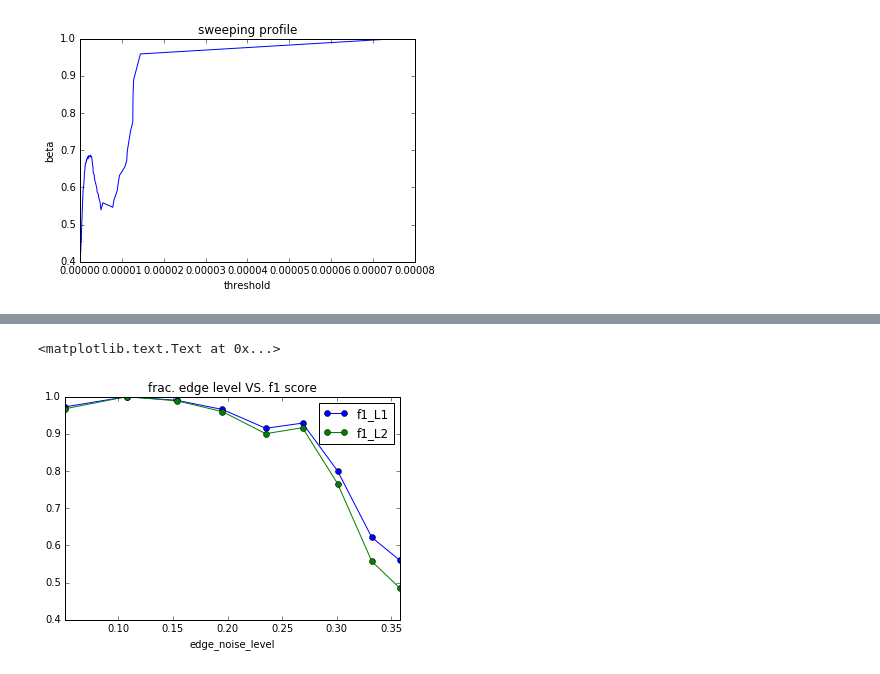
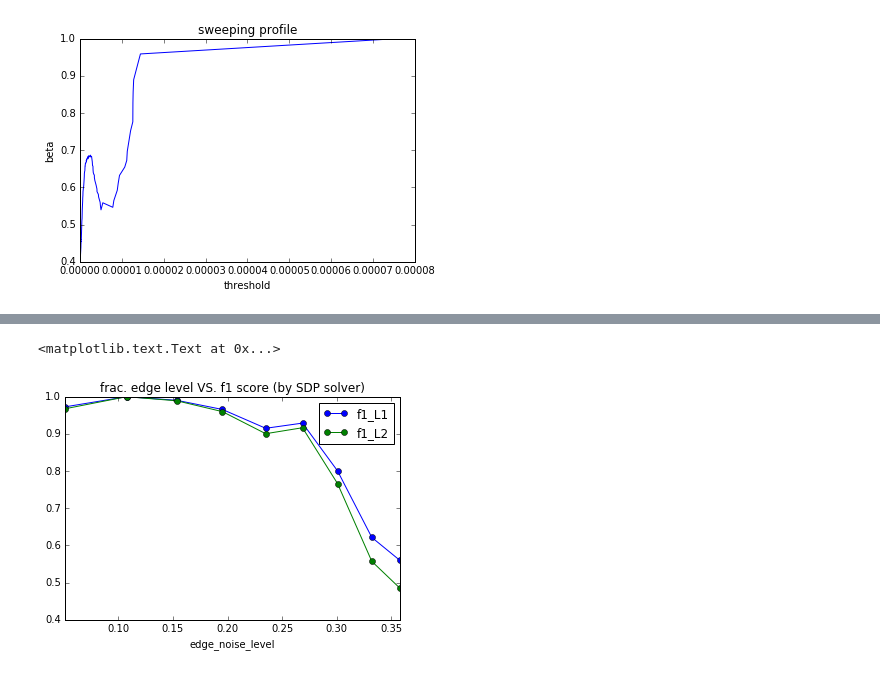
Before and after one commit to xiaohan2012/signed-local-community, a Jupyter notebook: experiment_on_synthetic_graphs.ipynb, the cells around one changed output, grey strips where cells are left out. Drawn from its saved outputs; the diff is of its cells as text; code cells hidden in the pictures.

```diff
--- a/experiment_on_synthetic_graphs.ipynb
+++ b/experiment_on_synthetic_graphs.ipynb
@@ -194,12 +211,12 @@ beta calcualte details: {'edges_outside': 81.0, 'neg_degree_inside': 1508, 'vol_
 # %%
 perf_df = pd.read_csv('outputs/result_synthetic_graphs.csv')
 avg_df = perf_df[['f1_L1', 'f1_L2', 'eta', 'edge_noise_level']].groupby('eta').mean()
 
 fig, ax = plt.subplots(1, 1)
 avg_df.reset_index(level=0, inplace=True)
 
 avg_df.plot(x='edge_noise_level', y=['f1_L1', 'f1_L2'], style=['o-', 'o-'], ax=ax)
-ax.set_title('frac. edge level VS. f1 score')
+ax.set_title('frac. edge level VS. f1 score (by SDP solver)')
 # %% [output]
 <matplotlib.text.Text at 0x...>
-[figure, old version]
+[figure, new version]
```
Also changed, not shown: parts of 2 cells of this notebook, 4 other files.
